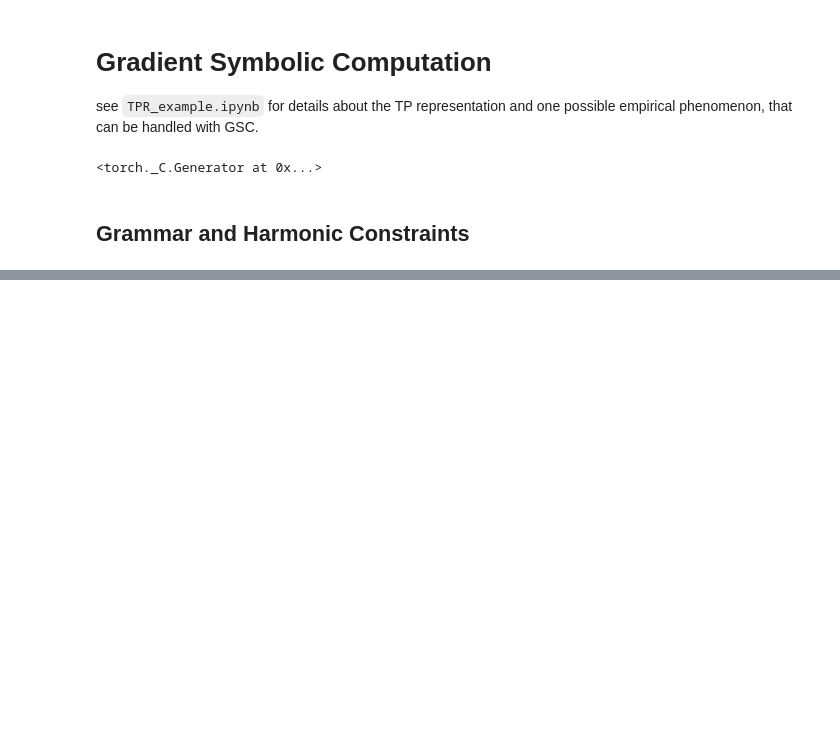
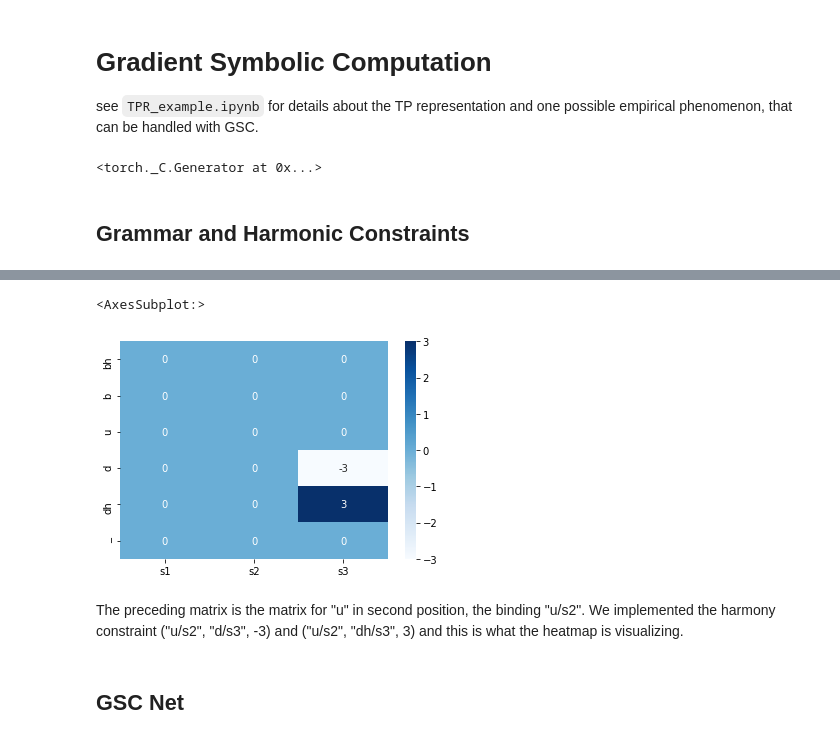
Before and after one commit to amasotti/grascom, a Jupyter notebook: example.ipynb, the cells around one changed output, grey strips where cells are left out. Drawn from its saved outputs; the diff is of its cells as text; code cells hidden in the pictures; blank space fills up the shorter version.

```diff
--- a/example.ipynb
+++ b/example.ipynb
@@ -45,0 +85,5 @@ G.update_Hcc(cons)
+# %%
+# Harmonies for the binding : u/s2
+harmonies = G.Hcc.numpy()[:,:,2,1]
+harmonies = pd.DataFrame(harmonies, columns=roles, index=fillers)
+harmonies
@@ -45,0 +98,9 @@ G.update_Hcc(cons)
+# %%
+sns.heatmap(harmonies, annot=True, cmap="Blues")
+# %% [output]
+<AxesSubplot:>
+[figure, added]
+# %% [markdown]
+The preceding matrix is the matrix for "u" in second position, the binding "u/s2". We implemented the harmony constraint ("u/s2", "d/s3", -3) and ("u/s2", "dh/s3", 3) and this is what the heatmap is visualizing.
+# %% [markdown]
+## GSC Net
```
Also changed, not shown: parts of 23 cells of this notebook, 8 other files.
